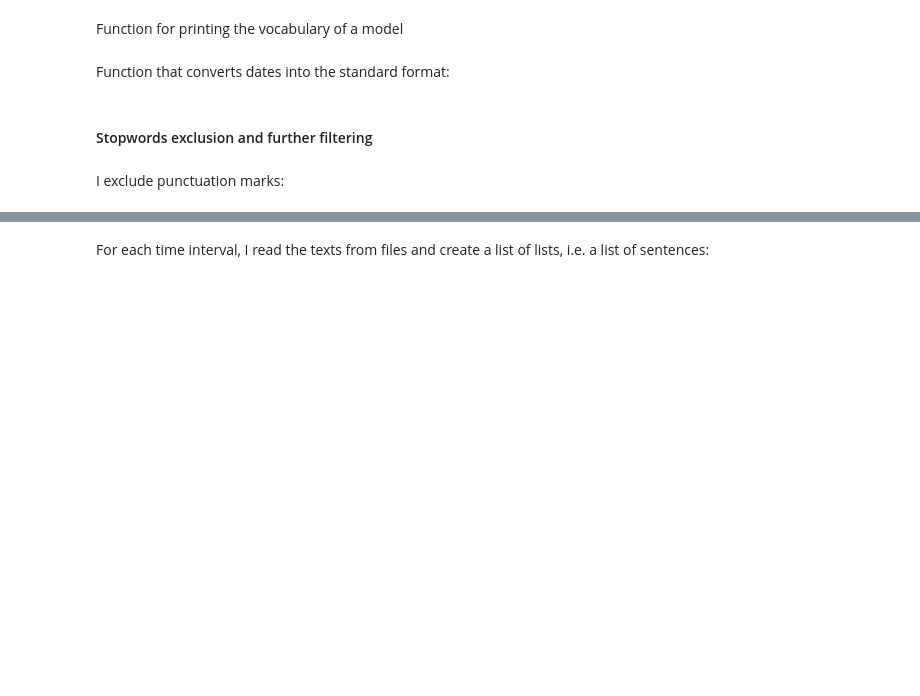
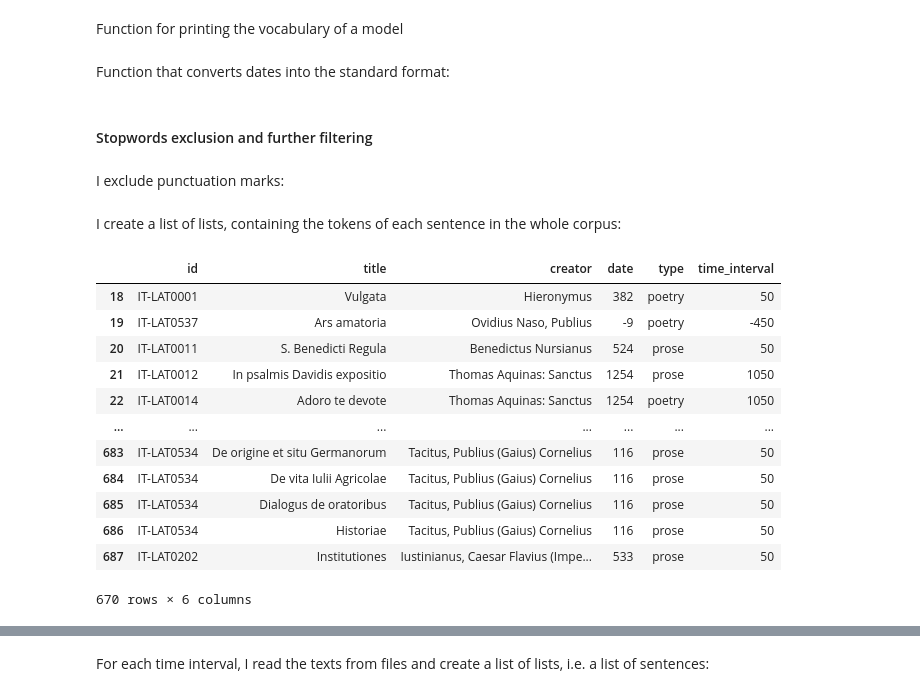
Before and after one commit to BarbaraMcG/latinise, a Jupyter notebook: Semantic_change.ipynb, the cells around one changed output, grey strips where cells are left out. Drawn from its saved outputs; the diff is of its cells as text; code cells hidden in the pictures; blank space fills up the shorter version.

```diff
--- a/Semantic_change.ipynb
+++ b/Semantic_change.ipynb
@@ -301,3 +301,5 @@ def convert_dates(sign, date0):
 I exclude punctuation marks:
 # %%
 punctuation = ['.', ',', '...', ';', ':']
+# %% [markdown]
+I create a list of lists, containing the tokens of each sentence in the whole corpus:
@@ -303,0 +331,16 @@ punctuation = ['.', ',', '...', ';', ':']
+# %%
+metadata_df
+# %% [output]
+|  | id | title | creator | date | type | time_interval |
+| 18 | IT-LAT0001 | Vulgata | Hieronymus | 382 | poetry | 50 |
+| 19 | IT-LAT0537 | Ars amatoria | Ovidius Naso, Publius | -9 | poetry | -450 |
+| 20 | IT-LAT0011 | S. Benedicti Regula | Benedictus Nursianus | 524 | prose | 50 |
+| 21 | IT-LAT0012 | In psalmis Davidis expositio | Thomas Aquinas: Sanctus | 1254 | prose | 1050 |
+| 22 | IT-LAT0014 | Adoro te devote | Thomas Aquinas: Sanctus | 1254 | poetry | 1050 |
+| ... | ... | ... | ... | ... | ... | ... |
+| 683 | IT-LAT0534 | De origine et situ Germanorum | Tacitus, Publius (Gaius) Cornelius | 116 | prose | 50 |
+| 684 | IT-LAT0534 | De vita Iulii Agricolae | Tacitus, Publius (Gaius) Cornelius | 116 | prose | 50 |
+| 685 | IT-LAT0534 | Dialogus de oratoribus | Tacitus, Publius (Gaius) Cornelius | 116 | prose | 50 |
+| 686 | IT-LAT0534 | Historiae | Tacitus, Publius (Gaius) Cornelius | 116 | prose | 50 |
+| 687 | IT-LAT0202 | Institutiones | Iustinianus, Caesar Flavius (Impe... | 533 | prose | 50 |
+670 rows × 6 columns
```
Also changed, not shown: parts of 34 cells of this notebook, 2 other files.
